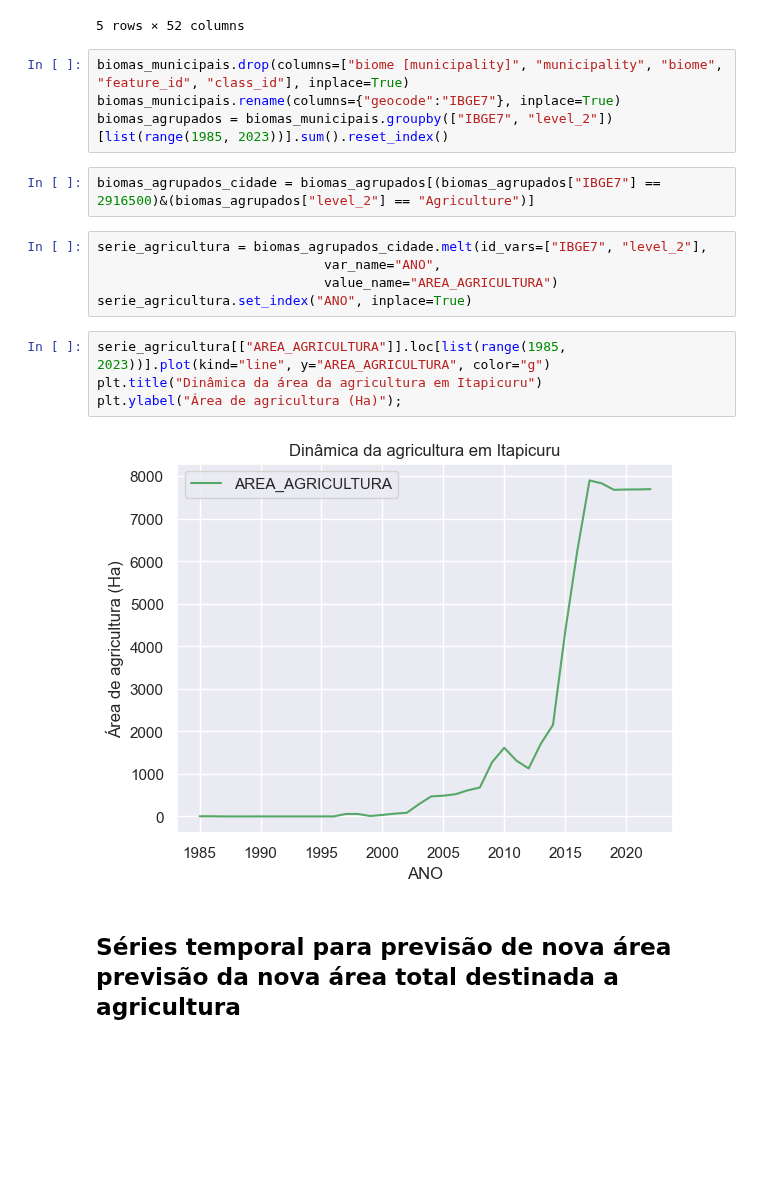
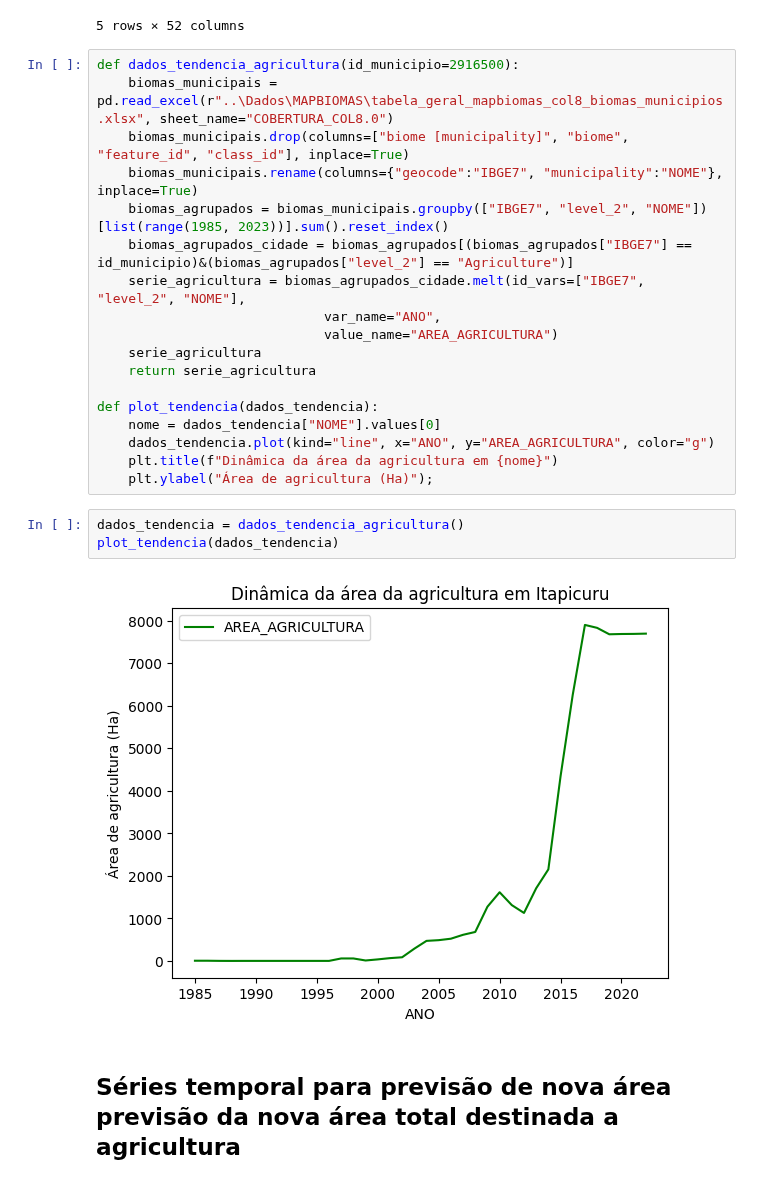
Before and after one commit to caiosoter/BCG2023, a Jupyter notebook: Notebooks/coletamapbioma.ipynb, the cells around one changed output. Saved outputs shown, nothing was run; the diff lists cells and outputs as text; blank space fills up the shorter version.

Commit message:
Atualizando funções para plot de barras stacked e plot de tendência

```diff
--- a/Notebooks/coletamapbioma.ipynb
+++ b/Notebooks/coletamapbioma.ipynb
@@ -29,23 +29,29 @@ biomas_municipais.head()
 | 3 | 58776 | Amazônia | Alta Floresta D'Oeste | RO | 1100015 | Amazônia [Alta Floresta D'Oeste] | 11 | Natural | ... |
 | 4 | 58776 | Amazônia | Alta Floresta D'Oeste | RO | 1100015 | Amazônia [Alta Floresta D'Oeste] | 12 | Natural | ... |
 5 rows × 52 columns
-# %%
-biomas_municipais.drop(columns=["biome [municipality]", "municipality", "biome", "feature_id", "class_id"], inplace=True)
-biomas_municipais.rename(columns={"geocode":"IBGE7"}, inplace=True)
-biomas_agrupados = biomas_municipais.groupby(["IBGE7", "level_2"])[list(range(1985, 2023))].sum().reset_index()
-# %%
-biomas_agrupados_cidade = biomas_agrupados[(biomas_agrupados["IBGE7"] == 2916500)&(biomas_agrupados["level_2"] == "Agriculture")]
-# %%
-serie_agricultura = biomas_agrupados_cidade.melt(id_vars=["IBGE7", "level_2"],
-                             var_name="ANO",
-                             value_name="AREA_AGRICULTURA")
-serie_agricultura.set_index("ANO", inplace=True)
-# %%
-serie_agricultura[["AREA_AGRICULTURA"]].loc[list(range(1985, 2023))].plot(kind="line", y="AREA_AGRICULTURA", color="g")
-plt.title("Dinâmica da área da agricultura em Itapicuru")
-plt.ylabel("Área de agricultura (Ha)");
-# %% [output]
-[figure, removed]
+# %%
+def dados_tendencia_agricultura(id_municipio=2916500):
+    biomas_municipais = pd.read_excel(r"..\Dados\MAPBIOMAS\tabela_geral_mapbiomas_col8_biomas_municipios.xlsx", sheet_name="COBERTURA_COL8.0")
+    biomas_municipais.drop(columns=["biome [municipality]", "biome", "feature_id", "class_id"], inplace=True)
+    biomas_municipais.rename(columns={"geocode":"IBGE7", "municipality":"NOME"}, inplace=True)
+    biomas_agrupados = biomas_municipais.groupby(["IBGE7", "level_2", "NOME"])[list(range(1985, 2023))].sum().reset_index()
+    biomas_agrupados_cidade = biomas_agrupados[(biomas_agrupados["IBGE7"] == id_municipio)&(biomas_agrupados["level_2"] == "Agriculture")]
+    serie_agricultura = biomas_agrupados_cidade.melt(id_vars=["IBGE7", "level_2", "NOME"],
+                             var_name="ANO",
+                             value_name="AREA_AGRICULTURA")
+    serie_agricultura
+    return serie_agricultura
+
+def plot_tendencia(dados_tendencia):
+    nome = dados_tendencia["NOME"].values[0]
+    dados_tendencia.plot(kind="line", x="ANO", y="AREA_AGRICULTURA", color="g")
+    plt.title(f"Dinâmica da área da agricultura em {nome}")
+    plt.ylabel("Área de agricultura (Ha)");
+# %%
+dados_tendencia = dados_tendencia_agricultura()
+plot_tendencia(dados_tendencia)
+# %% [output]
+[figure, added]
 # %% [markdown]
 ## Séries temporal para previsão de nova área previsão da nova área total destinada a agricultura
 # %%
```
Also changed, not shown: parts of 3 cells of this notebook, 1 other file.
